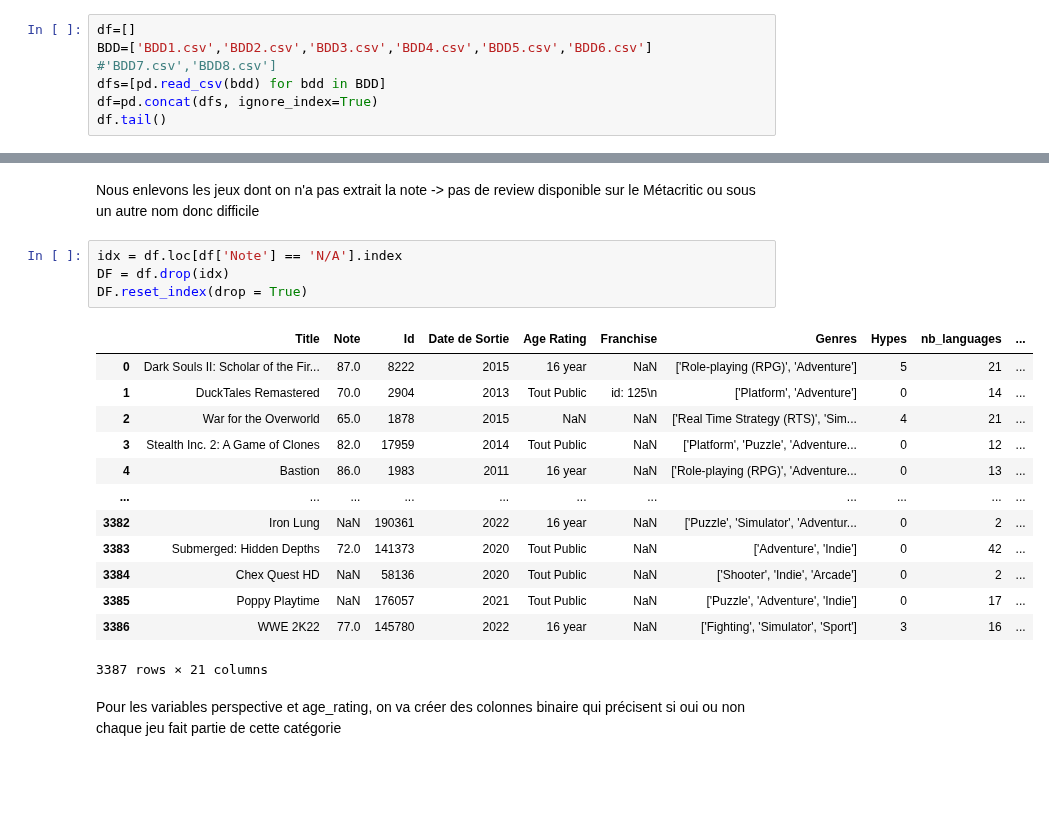
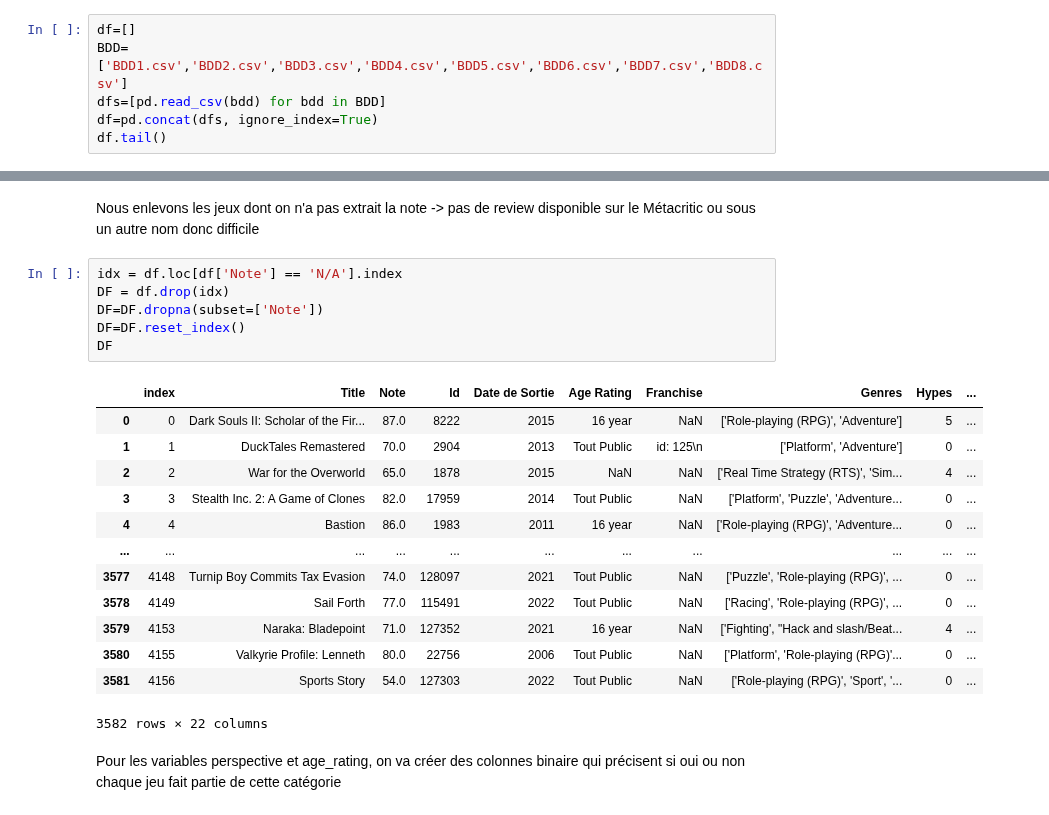
Before and after one commit to PyTomSss/PythonProjects, a Jupyter notebook: Project_Notebook.ipynb, the cells around one changed output, grey strips where cells are left out. Cells and saved outputs as stored; diff of their text form; blank space fills up the shorter version.

```diff
--- a/Project_Notebook.ipynb
+++ b/Project_Notebook.ipynb
@@ -584,7 +586,7 @@ NameError: name 'DF_VG1' is not defined
 Maintenant, on peut fusionner tous nos fichiers .csv afin de créer une unique base de données
 # %%
 df=[]
-BDD=['BDD1.csv','BDD2.csv','BDD3.csv','BDD4.csv','BDD5.csv','BDD6.csv']  #'BDD7.csv','BDD8.csv']
+BDD=['BDD1.csv','BDD2.csv','BDD3.csv','BDD4.csv','BDD5.csv','BDD6.csv','BDD7.csv','BDD8.csv']
 dfs=[pd.read_csv(bdd) for bdd in BDD]
 df=pd.concat(dfs, ignore_index=True)
 df.tail()
@@ -619,21 +621,23 @@ Nous enlevons les jeux dont on n'a pas extrait la note -> pas de review disponib
 # %%
 idx = df.loc[df['Note'] == 'N/A'].index
 DF = df.drop(idx)
-DF.reset_index(drop = True)
+DF=DF.dropna(subset=['Note'])
+DF=DF.reset_index()
+DF
 # %% [output]
-|  | Title | Note | Id | Date de Sortie | Age Rating | Franchise | Genres | Hypes | nb_languages | ... |
-| 0 | Dark Souls II: Scholar of the Fir... | 87.0 | 8222 | 2015 | 16 year | NaN | ['Role-playing (RPG)', 'Adventure'] | 5 | 21 | ... |
-| 1 | DuckTales Remastered | 70.0 | 2904 | 2013 | Tout Public | id: 125\n | ['Platform', 'Adventure'] | 0 | 14 | ... |
-| 2 | War for the Overworld | 65.0 | 1878 | 2015 | NaN | NaN | ['Real Time Strategy (RTS)', 'Sim... | 4 | 21 | ... |
-| 3 | Stealth Inc. 2: A Game of Clones | 82.0 | 17959 | 2014 | Tout Public | NaN | ['Platform', 'Puzzle', 'Adventure... | 0 | 12 | ... |
-| 4 | Bastion | 86.0 | 1983 | 2011 | 16 year | NaN | ['Role-playing (RPG)', 'Adventure... | 0 | 13 | ... |
+|  | index | Title | Note | Id | Date de Sortie | Age Rating | Franchise | Genres | Hypes | ... |
+| 0 | 0 | Dark Souls II: Scholar of the Fir... | 87.0 | 8222 | 2015 | 16 year | NaN | ['Role-playing (RPG)', 'Adventure'] | 5 | ... |
+| 1 | 1 | DuckTales Remastered | 70.0 | 2904 | 2013 | Tout Public | id: 125\n | ['Platform', 'Adventure'] | 0 | ... |
+| 2 | 2 | War for the Overworld | 65.0 | 1878 | 2015 | NaN | NaN | ['Real Time Strategy (RTS)', 'Sim... | 4 | ... |
+| 3 | 3 | Stealth Inc. 2: A Game of Clones | 82.0 | 17959 | 2014 | Tout Public | NaN | ['Platform', 'Puzzle', 'Adventure... | 0 | ... |
+| 4 | 4 | Bastion | 86.0 | 1983 | 2011 | 16 year | NaN | ['Role-playing (RPG)', 'Adventure... | 0 | ... |
 | ... | ... | ... | ... | ... | ... | ... | ... | ... | ... | ... |
-| 3382 | Iron Lung | NaN | 190361 | 2022 | 16 year | NaN | ['Puzzle', 'Simulator', 'Adventur... | 0 | 2 | ... |
-| 3383 | Submerged: Hidden Depths | 72.0 | 141373 | 2020 | Tout Public | NaN | ['Adventure', 'Indie'] | 0 | 42 | ... |
-| 3384 | Chex Quest HD | NaN | 58136 | 2020 | Tout Public | NaN | ['Shooter', 'Indie', 'Arcade'] | 0 | 2 | ... |
-| 3385 | Poppy Playtime | NaN | 176057 | 2021 | Tout Public | NaN | ['Puzzle', 'Adventure', 'Indie'] | 0 | 17 | ... |
-| 3386 | WWE 2K22 | 77.0 | 145780 | 2022 | 16 year | NaN | ['Fighting', 'Simulator', 'Sport'] | 3 | 16 | ... |
+| 3577 | 4148 | Turnip Boy Commits Tax Evasion | 74.0 | 128097 | 2021 | Tout Public | NaN | ['Puzzle', 'Role-playing (RPG)', ... | 0 | ... |
+| 3578 | 4149 | Sail Forth | 77.0 | 115491 | 2022 | Tout Public | NaN | ['Racing', 'Role-playing (RPG)', ... | 0 | ... |
+| 3579 | 4153 | Naraka: Bladepoint | 71.0 | 127352 | 2021 | 16 year | NaN | ['Fighting', "Hack and slash/Beat... | 4 | ... |
+| 3580 | 4155 | Valkyrie Profile: Lenneth | 80.0 | 22756 | 2006 | Tout Public | NaN | ['Platform', 'Role-playing (RPG)'... | 0 | ... |
+| 3581 | 4156 | Sports Story | 54.0 | 127303 | 2022 | Tout Public | NaN | ['Role-playing (RPG)', 'Sport', '... | 0 | ... |
-3387 rows × 21 columns
+3582 rows × 22 columns
 # %% [markdown]
 Pour les variables perspective et age_rating, on va créer des colonnes binaire qui précisent si oui ou non chaque jeu fait partie de cette catégorie
 # %%
```
Also changed, not shown: parts of 18 cells of this notebook.
